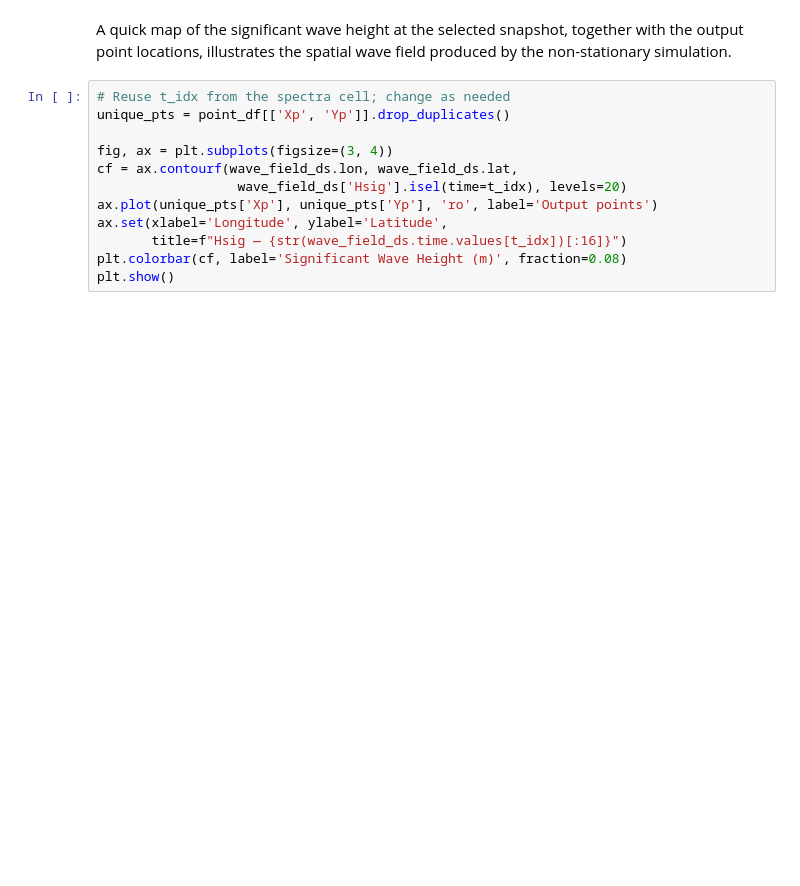
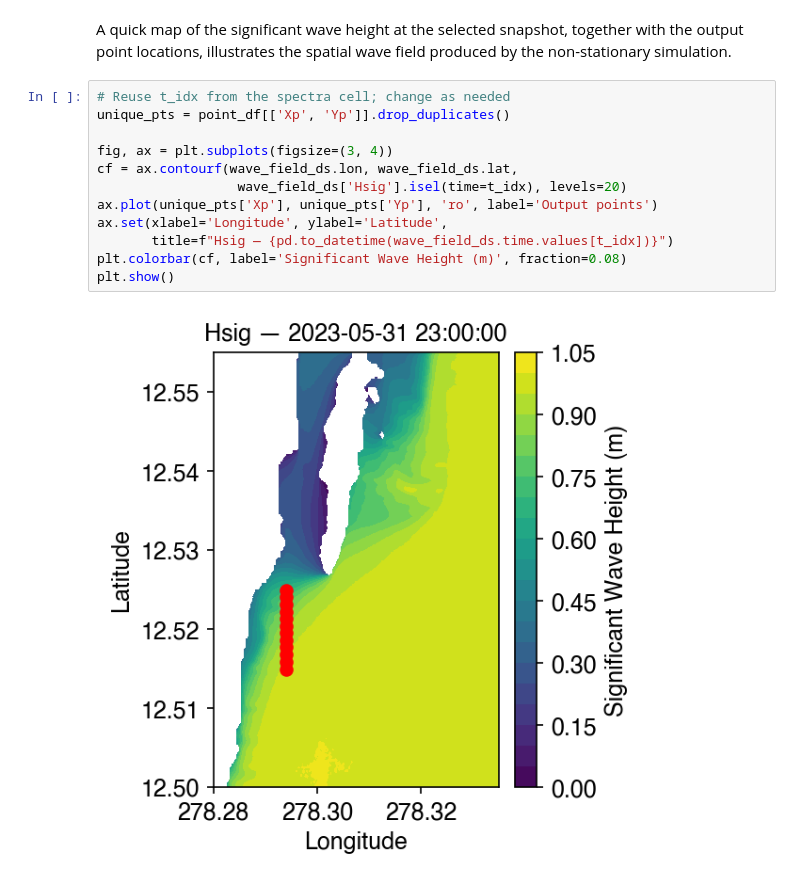
Before and after one commit to oceanicos-dev-org/oceanicospy, a Jupyter notebook: examples/models/swan_nonstationary_case.ipynb, the cells around one changed output. Drawn from its saved outputs; the diff is of its cells as text; blank space fills up the shorter version.

```diff
--- a/examples/models/swan_nonstationary_case.ipynb
+++ b/examples/models/swan_nonstationary_case.ipynb
@@ -619,12 +694,14 @@ A quick map of the significant wave height at the selected snapshot, together wi
 # %%
 # Reuse t_idx from the spectra cell; change as needed
 unique_pts = point_df[['Xp', 'Yp']].drop_duplicates()
 
 fig, ax = plt.subplots(figsize=(3, 4))
 cf = ax.contourf(wave_field_ds.lon, wave_field_ds.lat,
                   wave_field_ds['Hsig'].isel(time=t_idx), levels=20)
 ax.plot(unique_pts['Xp'], unique_pts['Yp'], 'ro', label='Output points')
 ax.set(xlabel='Longitude', ylabel='Latitude',
-       title=f"Hsig — {str(wave_field_ds.time.values[t_idx])[:16]}")
+       title=f"Hsig — {pd.to_datetime(wave_field_ds.time.values[t_idx])}")
 plt.colorbar(cf, label='Significant Wave Height (m)', fraction=0.08)
 plt.show()
+# %% [output]
+[figure, added]
```
Also changed, not shown: parts of 13 cells of this notebook, 2 other files.
